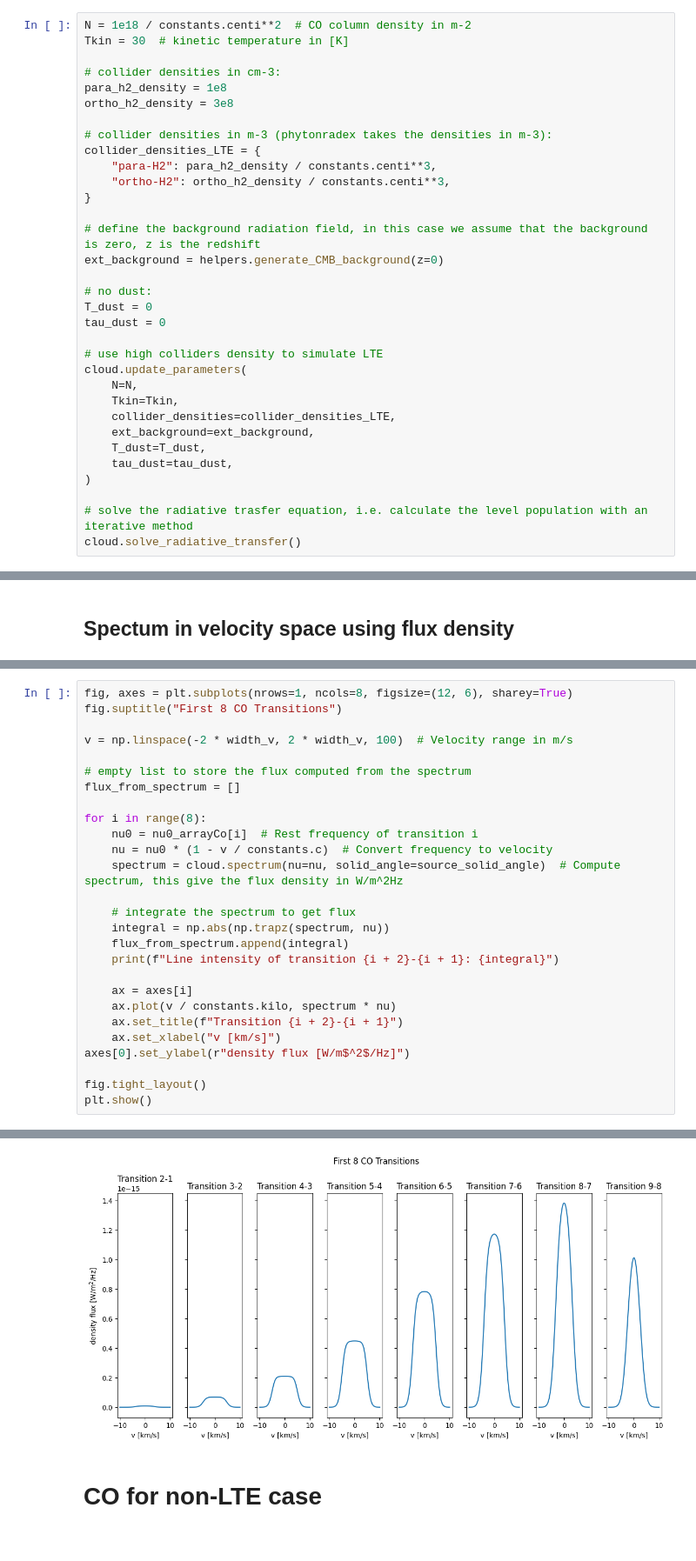
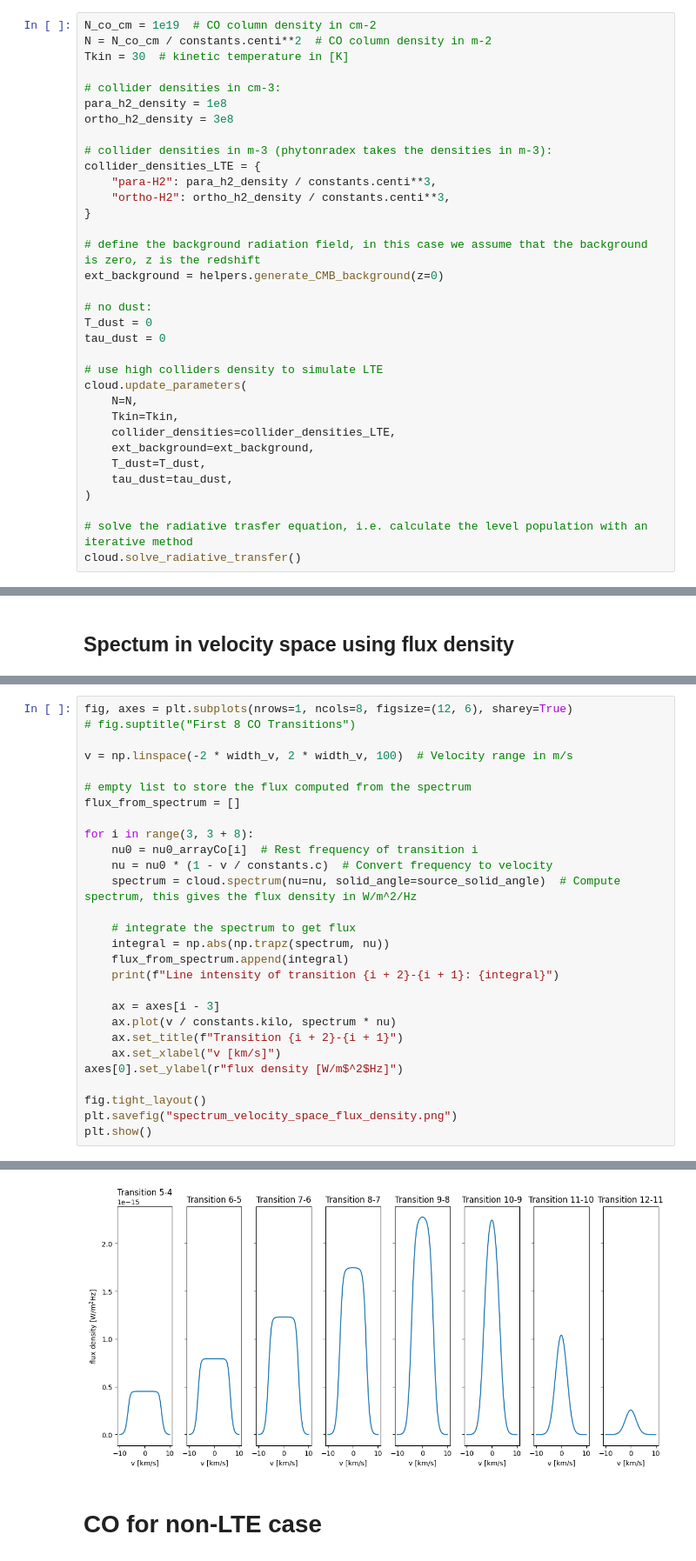
Before and after one commit to aleksej-rodano/phas0052_project, a Jupyter notebook: pythonradex_clean.ipynb, the cells around one changed output, grey strips where cells are left out. Shown at 87% size. Saved outputs shown, nothing was run; the diff lists cells and outputs as text.

```diff
--- a/pythonradex_clean.ipynb
+++ b/pythonradex_clean.ipynb
@@ -70,7 +70,8 @@ cloud = radiative_transfer.Cloud(
 # solve_radiative_transfer()
 # fluxes_of_individual_transitions(solid_angle, transitions)
 # %%
-N = 1e18 / constants.centi**2  # CO column density in m-2
+N_co_cm = 1e19  # CO column density in cm-2
+N = N_co_cm / constants.centi**2  # CO column density in m-2
 Tkin = 30  # kinetic temperature in [K]
 
 # collider densities in cm-3:
@@ -1096,28 +1110,29 @@ array([2.12012065e-22, 2.16162828e-21, 7.10188575e-21, 1.50207723e-20,
 # %%
 fig, axes = plt.subplots(nrows=1, ncols=8, figsize=(12, 6), sharey=True)
-fig.suptitle("First 8 CO Transitions")
+# fig.suptitle("First 8 CO Transitions")
 
 v = np.linspace(-2 * width_v, 2 * width_v, 100)  # Velocity range in m/s
 
 # empty list to store the flux computed from the spectrum
 flux_from_spectrum = []
 
-for i in range(8):
+for i in range(3, 3 + 8):
     nu0 = nu0_arrayCo[i]  # Rest frequency of transition i
     nu = nu0 * (1 - v / constants.c)  # Convert frequency to velocity
-    spectrum = cloud.spectrum(nu=nu, solid_angle=source_solid_angle)  # Compute spectrum, this give the flux density in W/m^2Hz
+    spectrum = cloud.spectrum(nu=nu, solid_angle=source_solid_angle)  # Compute spectrum, this gives the flux density in W/m^2/Hz
 
     # integrate the spectrum to get flux
     integral = np.abs(np.trapz(spectrum, nu))
     flux_from_spectrum.append(integral)
     print(f"Line intensity of transition {i + 2}-{i + 1}: {integral}")
 
-    ax = axes[i]
+    ax = axes[i - 3]
     ax.plot(v / constants.kilo, spectrum * nu)
     ax.set_title(f"Transition {i + 2}-{i + 1}")
     ax.set_xlabel("v [km/s]")
-axes[0].set_ylabel(r"density flux [W/m$^2$/Hz]")
+axes[0].set_ylabel(r"flux density [W/m$^2$Hz]")
 
 fig.tight_layout()
+plt.savefig("spectrum_velocity_space_flux_density.png")
 plt.show()
 # %% [output]
@@ -1132,4 +1147,4 @@ Line intensity of transition 9-8: 1.9668174586697932e-20
-[figure, old version]
+[figure, new version]
 # %% [markdown]
 # CO for non-LTE case
 # %% [markdown]
```
Also changed, not shown: parts of 23 cells of this notebook.
